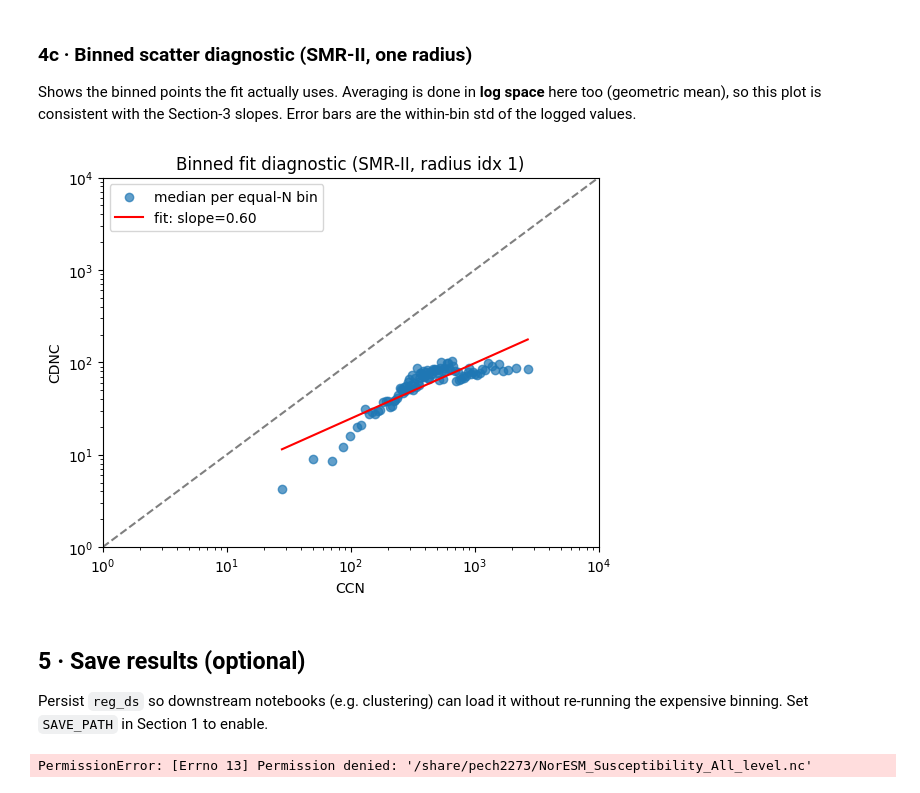
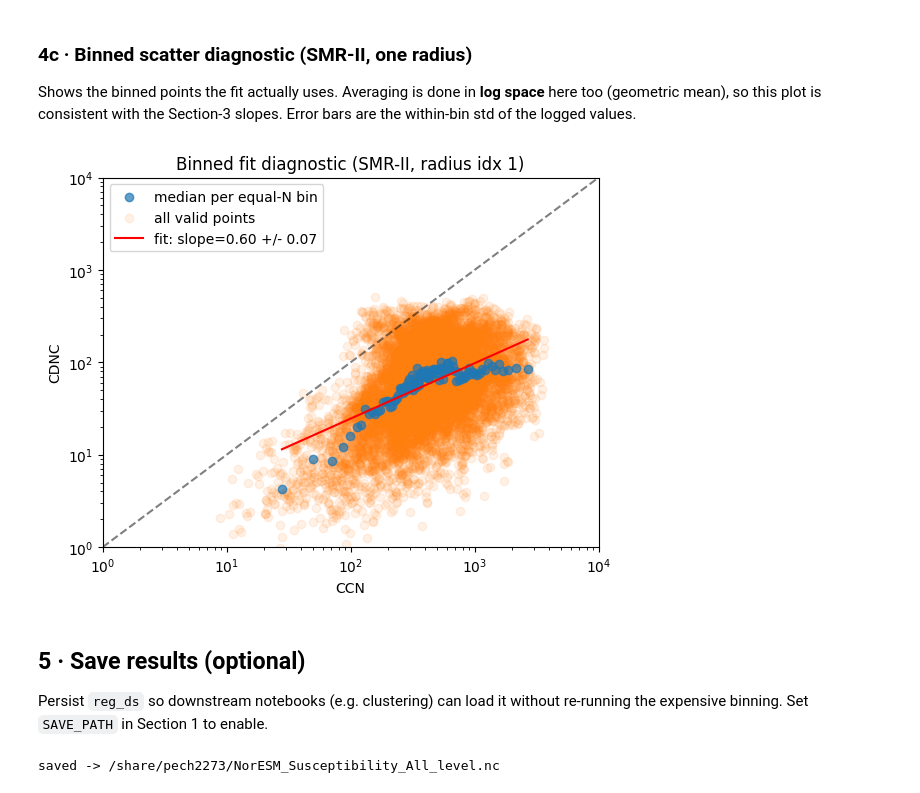
Before and after one commit to peter-churchill/PhD-Susceptibility, a Jupyter notebook: notebooks/noresm_stations_susc_binned.ipynb, the cells around one changed output. Drawn from its saved outputs; the diff is of its cells as text; code cells hidden in the pictures.

Commit message:
Refine binned notebook (CI on slope, NFS-safe netcdf write); remove EC-Earth and CCN-by-SS source notebooks

```diff
--- a/notebooks/noresm_stations_susc_binned.ipynb
+++ b/notebooks/noresm_stations_susc_binned.ipynb
@@ -192,42 +192,45 @@ cdnc = CCN_all['CDNC'].sel(station=st).values.ravel()
 valid = np.isfinite(ccn) & np.isfinite(cdnc) & (ccn > 0) & (cdnc > 0)
 lx, ly = np.log10(ccn[valid]), np.log10(cdnc[valid])
 
 # equal-number bin edges in log space (same as the function)
 bins = np.unique(np.quantile(lx, np.linspace(0, 1, n_bins + 1)))
 
 lx_med, ly_med = [], []
 for b in range(len(bins) - 1):
     if b == len(bins) - 2:
         m = (lx >= bins[b]) & (lx <= bins[b+1])
     else:
         m = (lx >= bins[b]) & (lx < bins[b+1])
     if m.sum() >= 2:
         lx_med.append(np.median(lx[m]))
         ly_med.append(np.median(ly[m]))
 lx_med, ly_med = np.array(lx_med), np.array(ly_med)
 
 # overlay the fitted line from reg_ds for this station/radius
 slope = float(reg_ds['slope'].sel(station=st).isel(radius=ridx))
 intercept = float(reg_ds['intercept'].sel(station=st).isel(radius=ridx))
 
 plt.scatter(10**lx_med, 10**ly_med, alpha=0.7, label='median per equal-N bin')
 xfit = np.array([10**lx_med.min(), 10**lx_med.max()])
+plt.scatter(ccn[valid], cdnc[valid], alpha=0.1, label='all valid points', zorder=0)
 plt.plot(xfit, 10**(intercept + slope*np.log10(xfit)), 'r-',
-         label=f'fit: slope={slope:.2f}')
+         label=f'fit: slope={slope:.2f} +/- {1.98*reg_ds["std_err"].sel(station=st).isel(radius=ridx).values:.2f}')
 plt.xscale('log'); plt.yscale('log')
 plt.xlim([1, 1e4]); plt.ylim([1, 1e4])
 plt.plot([1, 1e4], [1, 1e4], 'k--', alpha=0.5)
 plt.xlabel('CCN'); plt.ylabel('CDNC'); plt.legend()
 plt.title(f'Binned fit diagnostic ({st}, radius idx {ridx})'); plt.show()
 # %% [output]
-[figure, old version]
+[figure, new version]
 # %% [markdown]
 ## 5 · Save results (optional)
 
 Persist `reg_ds` so downstream notebooks (e.g. clustering) can load it without re-running the expensive binning. Set `SAVE_PATH` in Section 1 to enable.
-# %%
-SAVE_PATH = '/share/pech2273/NorESM_Susceptibility_All_level.nc'   # pooled (station, radius)
-reg_ds.to_netcdf(SAVE_PATH)
-print('saved ->', SAVE_PATH)
-# %% [output]
-PermissionError: [Errno 13] Permission denied: '/share/pech2273/NorESM_Susceptibility_All_level.nc'
+# %%
+import gc
+ds.close()                          # release the locked input file handle
+gc.collect()
+reg_ds.to_netcdf(SAVE_PATH, engine='netcdf4', mode='w')
+print('saved ->', SAVE_PATH)
+# %% [output]
+saved -> /share/pech2273/NorESM_Susceptibility_All_level.nc
```
Also changed, not shown: parts of 1 cell of this notebook, 5 other files.
